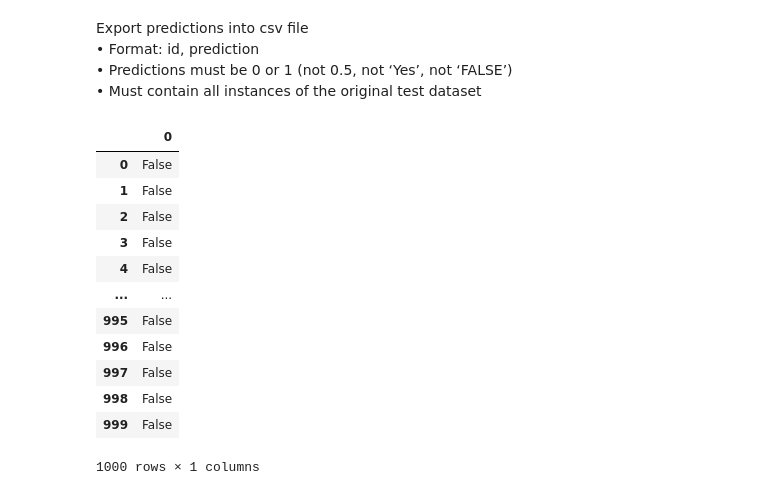
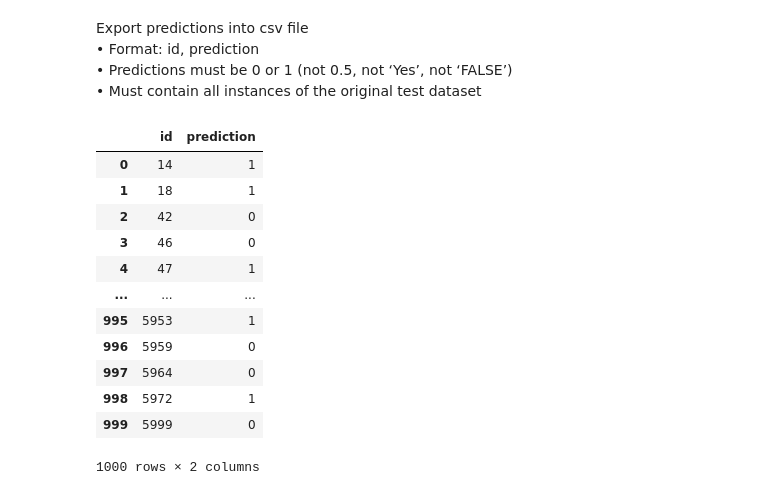
Before and after one commit to manu675/TUM_Analytics_Cup_2020, a Jupyter notebook: AC_python_classifiers.ipynb, the cells around one changed output. Cells and saved outputs as stored; diff of their text form; code cells hidden in the pictures.

```diff
--- a/AC_python_classifiers.ipynb
+++ b/AC_python_classifiers.ipynb
@@ -27,0 +38,2 @@ Saving df.csv to df.csv
+# %%
+test = pd.read_csv("test_physicians_.csv")
@@ -192,7 +258,7 @@ Name: Ownership_Interest, dtype: bool
 XGB Boosting Classifier
 # %%
 # initilizing the XGBClassifier as an object: (using all the default hyperparameters)
-xgbc = xgb.XGBClassifier(,)
+xgbc = xgb.XGBClassifier()
 # %% [markdown]
 When to use which splitting strategy:
 
@@ -260,7 +326,7 @@ xgbc_gscv.best_params_
  'subsample': 0.8}
 # %%
 # setting up the optimal xgb classifier model using the configuration of hyperparameters from the gscv
-xgbc_opt = xgb.XGBClassifier(objective = "binary:logistic", booster="gbtree",learning_rate=0.1, max_depth=5, min_child_weight=1.0,n_estimators = 100, subsample = 0.8, alpha =0.8, reg_lambda=0.8)
+xgbc_opt = xgb.XGBClassifier(objective = "binary:logistic", booster="gbtree",learning_rate=0.1, max_depth=5, min_child_weight=1.2,n_estimators = 100, subsample = 0.8, alpha =0.8, reg_lambda=0.8)
 # %%
 # fitting the XGB classifier model to the training data (final model with optimal hyperparameters from the gscv)
 xgbc_opt.fit(X_train, y_train)
@@ -428,25 +509,32 @@ Export predictions into csv file
 • Format: id, prediction
 • Predictions must be 0 or 1 (not 0.5, not ‘Yes’, not ‘FALSE’)
 • Must contain all instances of the original test dataset
+# %%
+final_preds = log_reg.predict(test[["number_of_payments","total_payments"]])
 # %%
 # storing the ids and the corresponding predictions as a combined dataframe
 
-submission = pd.DataFrame(y_pred_xgbc)
+submission = pd.DataFrame()
+
+submission["id"] = test["Physician_ID"]
+
+submission["prediction"] = final_preds
+
 
 submission
 # %% [output]
-|  | 0 |
-| 0 | False |
-| 1 | False |
-| 2 | False |
-| 3 | False |
-| 4 | False |
-| ... | ... |
-| 995 | False |
-| 996 | False |
-| 997 | False |
-| 998 | False |
-| 999 | False |
+|  | id | prediction |
+| 0 | 14 | 1 |
+| 1 | 18 | 1 |
+| 2 | 42 | 0 |
+| 3 | 46 | 0 |
+| 4 | 47 | 1 |
+| ... | ... | ... |
+| 995 | 5953 | 1 |
+| 996 | 5959 | 0 |
+| 997 | 5964 | 0 |
+| 998 | 5972 | 1 |
+| 999 | 5999 | 0 |
-1000 rows × 1 columns
+1000 rows × 2 columns
 # %%
 # storing the submission data in a csv file
```
Also changed, not shown: parts of 40 cells of this notebook.
